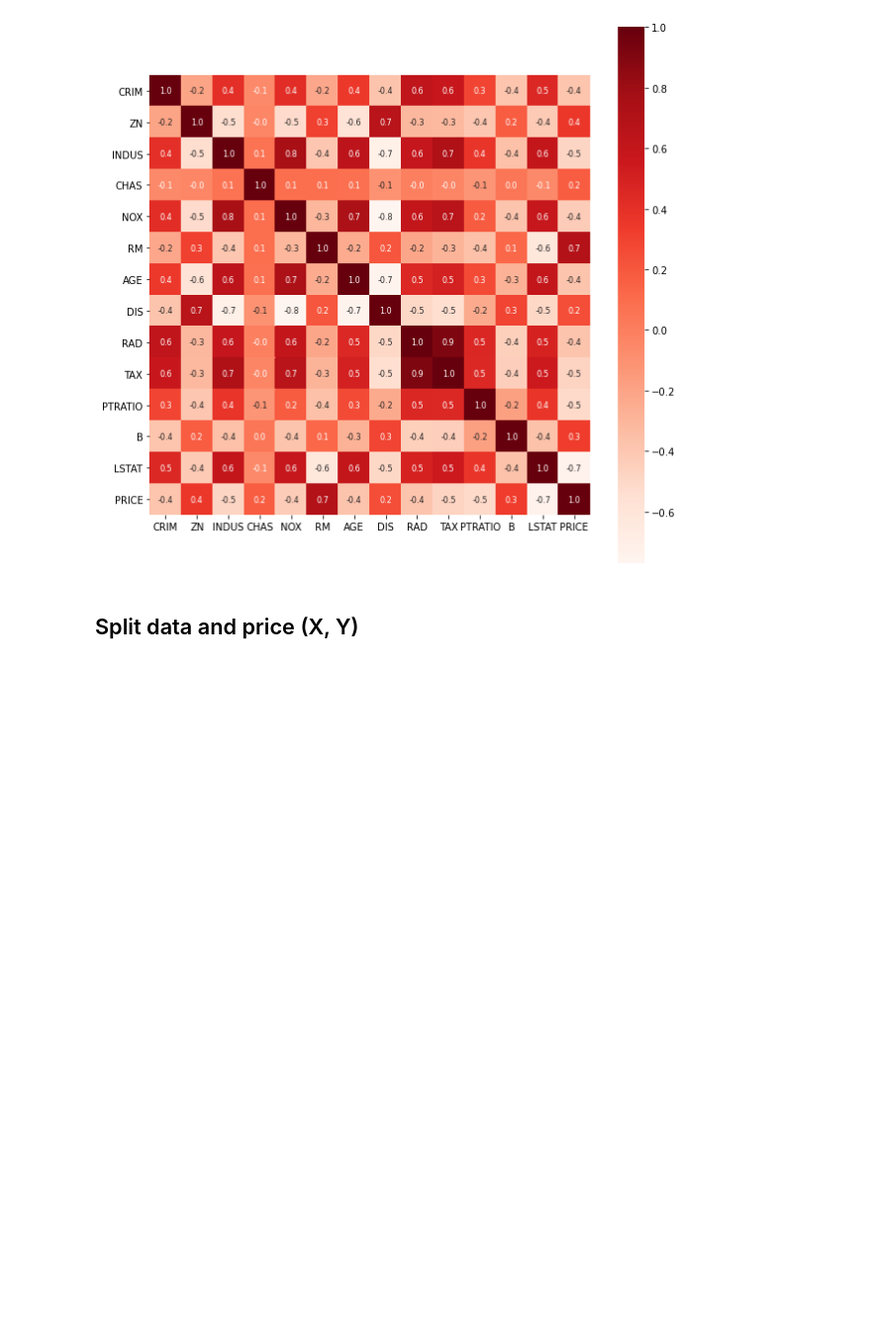
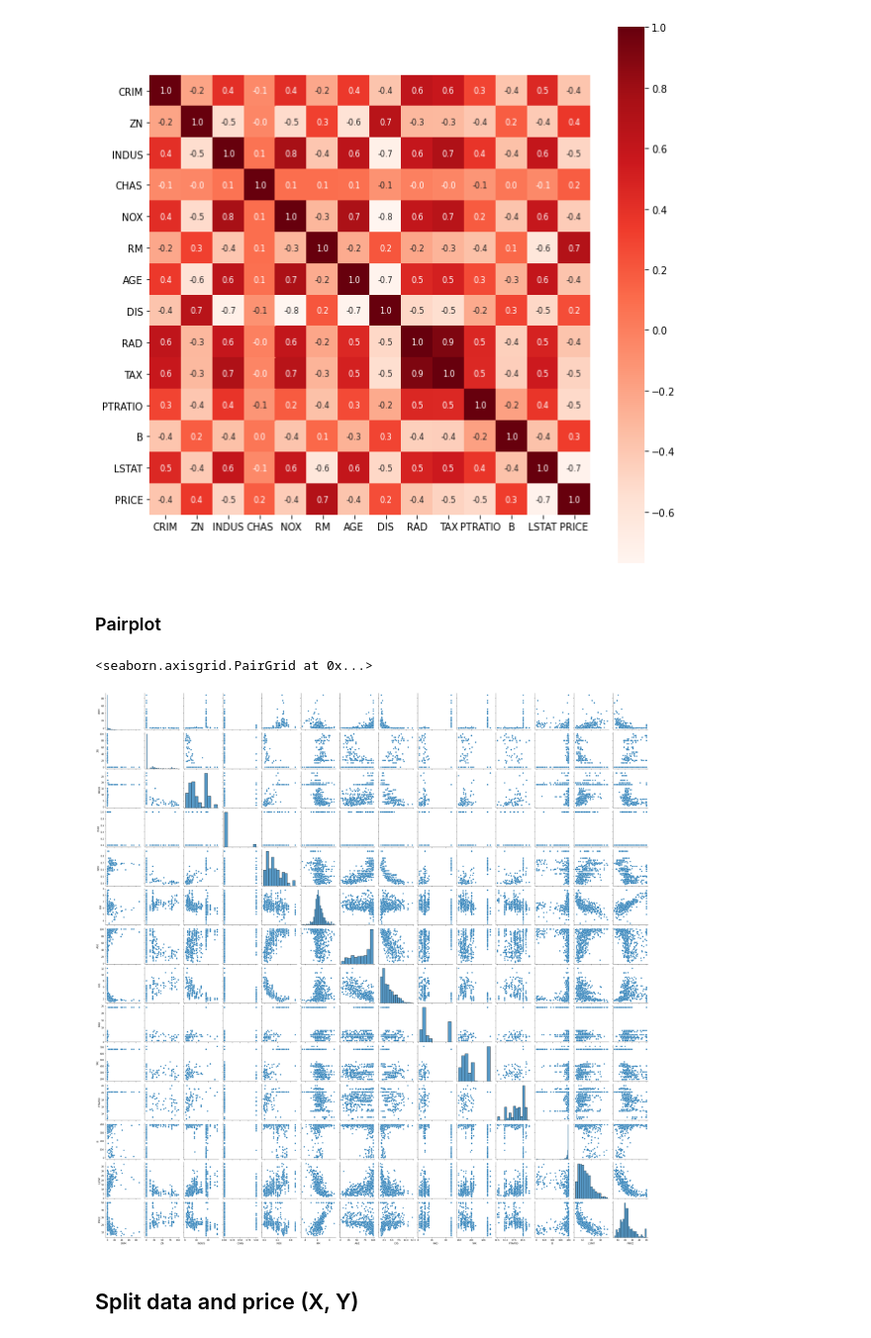
Before and after one commit to NVombat/House-Price-Prediction, a Jupyter notebook: house_price_prediction.ipynb, the cells around one changed output. Shown at 99% size. Drawn from its saved outputs; the diff is of its cells as text; code cells hidden in the pictures; blank space fills up the shorter version.

```diff
--- a/house_price_prediction.ipynb
+++ b/house_price_prediction.ipynb
@@ -114,6 +136,13 @@ sns.heatmap(correlation, cbar=True, square=True, fmt=".1f", annot=True, annot_kw
 # %% [output]
 <AxesSubplot:>
 [figure]
+# %% [markdown]
+### Pairplot
+# %%
+sns.pairplot(house_price_df)
+# %% [output]
+<seaborn.axisgrid.PairGrid at 0x...>
+[figure, added]
 # %% [markdown]
 ## Split data and price (X, Y)
 # %%
```
Also changed, not shown: parts of 24 cells of this notebook.
